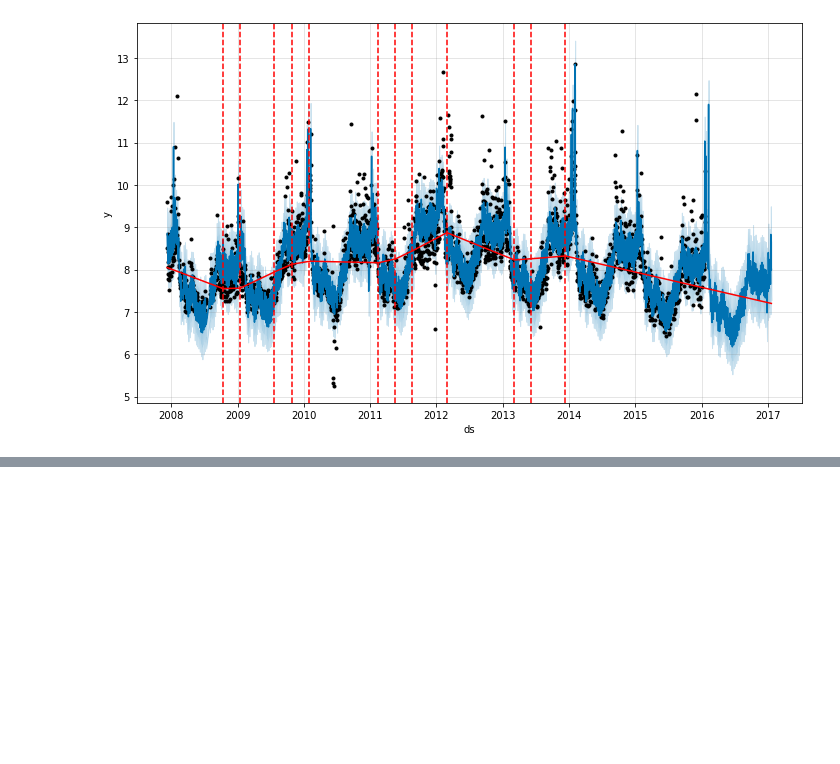
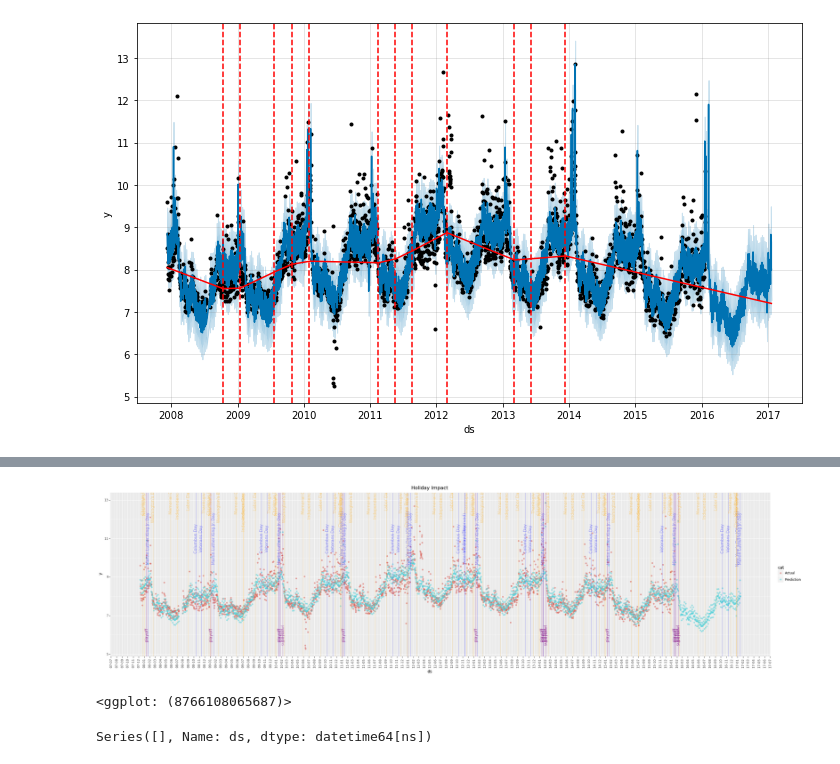
Before and after one commit to Ivanlong0630/Time_Series, a Jupyter notebook: Prophet/04_Prophet_Seasonality_HolidayEffects_Regressors.ipynb, the cells around one changed output, grey strips where cells are left out. Saved outputs shown, nothing was run; the diff lists cells and outputs as text; code cells hidden in the pictures; blank space fills up the shorter version.

```diff
--- a/Prophet/04_Prophet_Seasonality_HolidayEffects_Regressors.ipynb
+++ b/Prophet/04_Prophet_Seasonality_HolidayEffects_Regressors.ipynb
@@ -402,0 +474,11 @@ a_choliday=add_changepoints_to_plot(fig_choliday_all.gca(),
+# %%
+## Data Processing
+df_review=df.copy()
+df_review.loc[:,'cat']='Actual'
+
+df_review=pd.concat([df_review,
+                     forecast_choliday.loc[:,['ds','yhat']].rename(columns={'yhat':'y'}).assign(cat='Prediction')
+                    ],axis=0)
+print(df_review.shape)
+print(df_review.cat.value_counts())
+df_review.head(5)
@@ -402,0 +496,58 @@ a_choliday=add_changepoints_to_plot(fig_choliday_all.gca(),
+# %%
+## Viz -1 Holiday Impact on Prediction
+print(
+    ggplot(df_review,aes('ds','y',color='cat'))
+    +geom_point(alpha=0.5)
+    ## Positive ##
+    # country holiday
+    +geom_vline(xintercept=forecast_choliday_review.loc[(forecast_choliday_review.impact=='positive')&
+                                                        (~forecast_choliday_review.holiday.isin(['playoff','superbowl']))
+                                                        ,'ds'],
+                color='blue',
+                alpha=0.3)
+    +geom_text(aes(label='holiday'),
+               forecast_choliday_review.loc[(forecast_choliday_review.impact=='positive')&
+                                            (~forecast_choliday_review.holiday.isin(['playoff','superbowl']))
+                                            ,:].assign(y=11),
+               color='blue',
+               angle=90,
+               alpha=0.4
+              )
+    # additional holiday
+    +geom_vline(xintercept=forecast_choliday_review.loc[(forecast_choliday_review.impact=='positive')&
+                                                        (forecast_choliday_review.holiday.isin(['playoff','superbowl']))
+                                                        ,'ds'],
+                color='purple',
+                alpha=0.3)
+
+    +geom_text(aes(label='holiday'),
+               forecast_choliday_review.loc[(forecast_choliday_review.impact=='positive')&
+                                            (forecast_choliday_review.holiday.isin(['playoff','superbowl']))
+                                            ,:].assign(y=6),
+               color='purple',
+               angle=90,
+               alpha=0.4
+              )
+    ## Negative ##
+    # country holiday
+    +geom_vline(xintercept=forecast_choliday_review.loc[forecast_choliday_review.impact=='negative','ds'],
+                color='orange',alpha=0.3
+               )
+    +geom_text(aes(label='holiday'),
+               forecast_choliday_review.loc[forecast_choliday_review.impact=='negative',:].assign(y=13),
+               color='orange',
+               angle=90,
+               alpha=0.4
+
+              )
+    +scale_x_datetime(date_breaks='1 month',date_labels='%y-%m')
+    +theme(axis_text_x=element_text(angle=90),figure_size=(32,8))
+    +labs(title='Holiday Impact')
+)
+# %% [output]
+[figure, added]
+<ggplot: (8766108065687)>
+# %%
+forecast_choliday_review.loc[forecast_choliday_review.impact=='Positive','ds']
+# %% [output]
+Series([], Name: ds, dtype: datetime64[ns])
```
Also changed, not shown: parts of 11 cells of this notebook.
